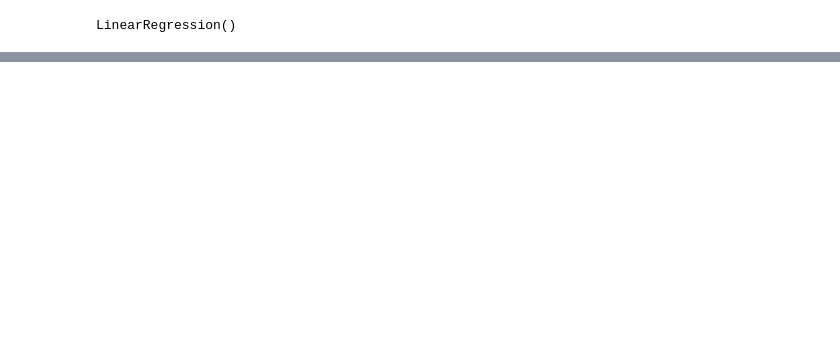
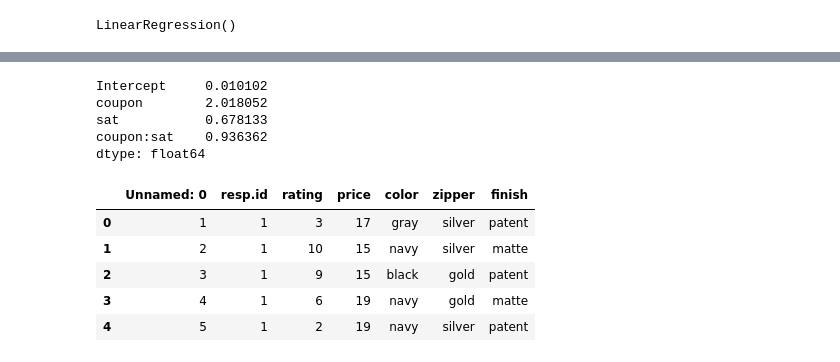
Before and after one commit to Minhsuperfragile/Learning-R, a Jupyter notebook: Chapter 9/ExerciseInPy.ipynb, the cells around one changed output, grey strips where cells are left out. Saved outputs shown, nothing was run; the diff lists cells and outputs as text; code cells hidden in the pictures; blank space fills up the shorter version.

```diff
--- a/Chapter 9/ExerciseInPy.ipynb
+++ b/Chapter 9/ExerciseInPy.ipynb
@@ -100,0 +172,20 @@ Residual     827.0  763.346054   0.923030        NaN           NaN
+# %%
+odds_ratios = np.exp(log_model.params)
+print(odds_ratios)
+# %% [output]
+Intercept     0.010102
+coupon        2.018052
+sat           0.678133
+coupon:sat    0.936362
+dtype: float64
+# %%
+conj_df = pd.read_csv('bag-data.csv')
+# %%
+conj_df.head()
+# %% [output]
+|  | Unnamed: 0 | resp.id | rating | price | color | zipper | finish |
+| 0 | 1 | 1 | 3 | 17 | gray | silver | patent |
+| 1 | 2 | 1 | 10 | 15 | navy | silver | matte |
+| 2 | 3 | 1 | 9 | 15 | black | gold | patent |
+| 3 | 4 | 1 | 6 | 19 | navy | gold | matte |
+| 4 | 5 | 1 | 2 | 19 | navy | silver | patent |
```
Also changed, not shown: parts of 8 cells of this notebook.
